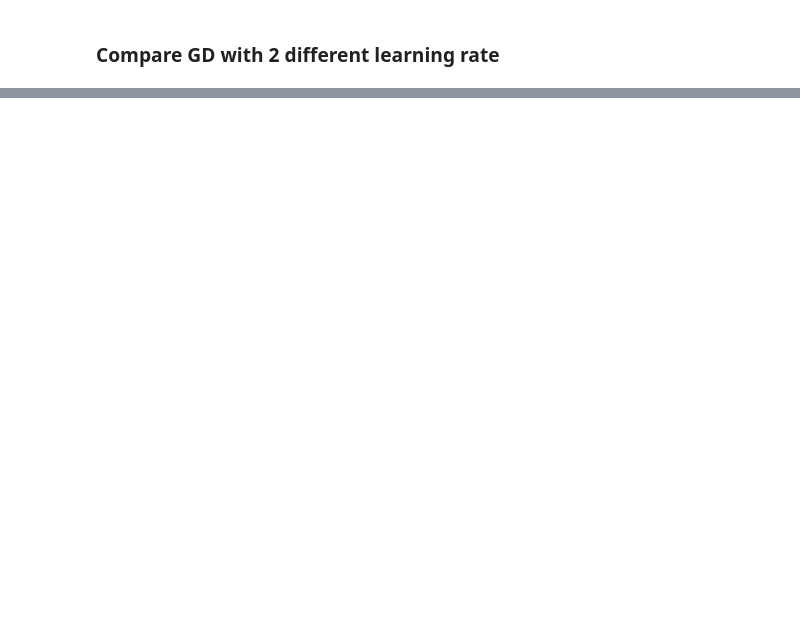
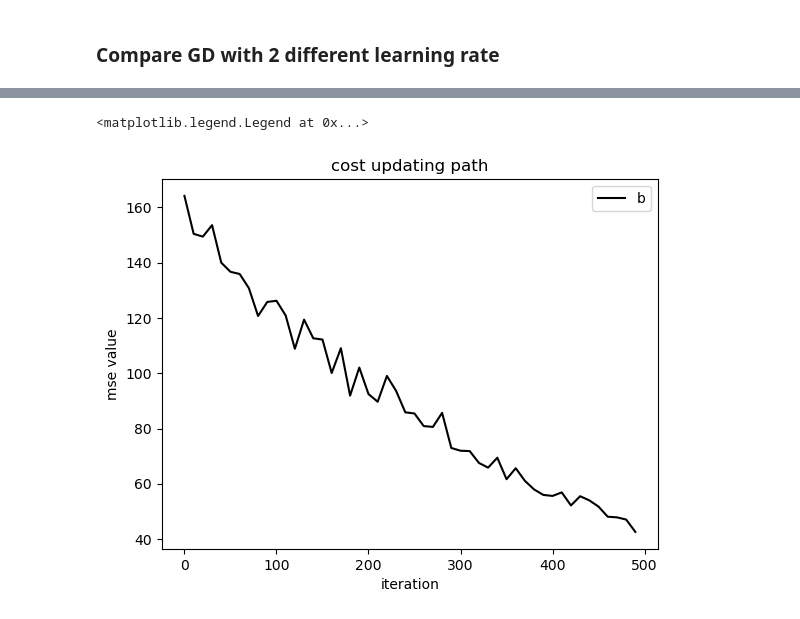
Before and after one commit to karamih/Gradient_Descent, a Jupyter notebook: Gradient Descent .ipynb, the cells around one changed output, grey strips where cells are left out. Saved outputs shown, nothing was run; the diff lists cells and outputs as text; code cells hidden in the pictures; blank space fills up the shorter version.

```diff
--- a/Gradient Descent .ipynb
+++ b/Gradient Descent .ipynb
@@ -225,0 +282,9 @@ Text(0.5, 0, 'Cost value')
+# %%
+plt.plot(gd_b_iterations_df['iteration'], gd_b_iterations_df['cost'], c='black', label='b')
+plt.xlabel('iteration')
+plt.ylabel('mse value')
+plt.title('cost updating path')
+plt.legend()
+# %% [output]
+<matplotlib.legend.Legend at 0x...>
+[figure, added]
```
Also changed, not shown: parts of 27 cells of this notebook.
